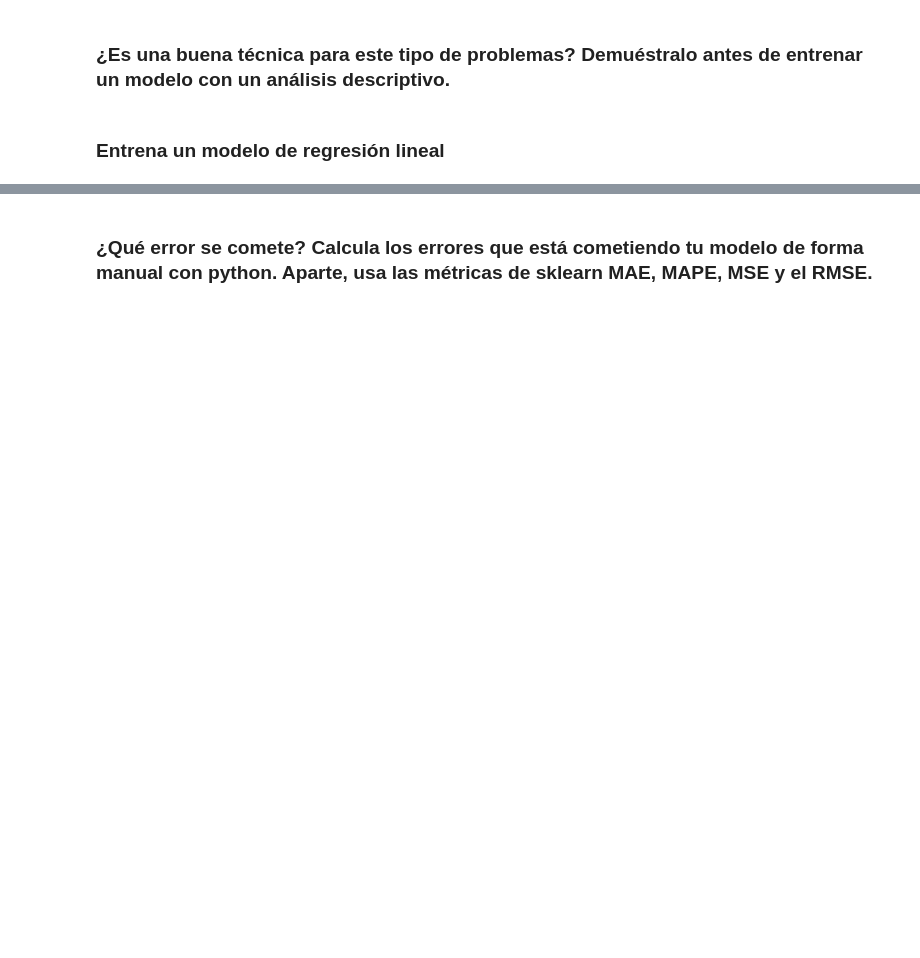
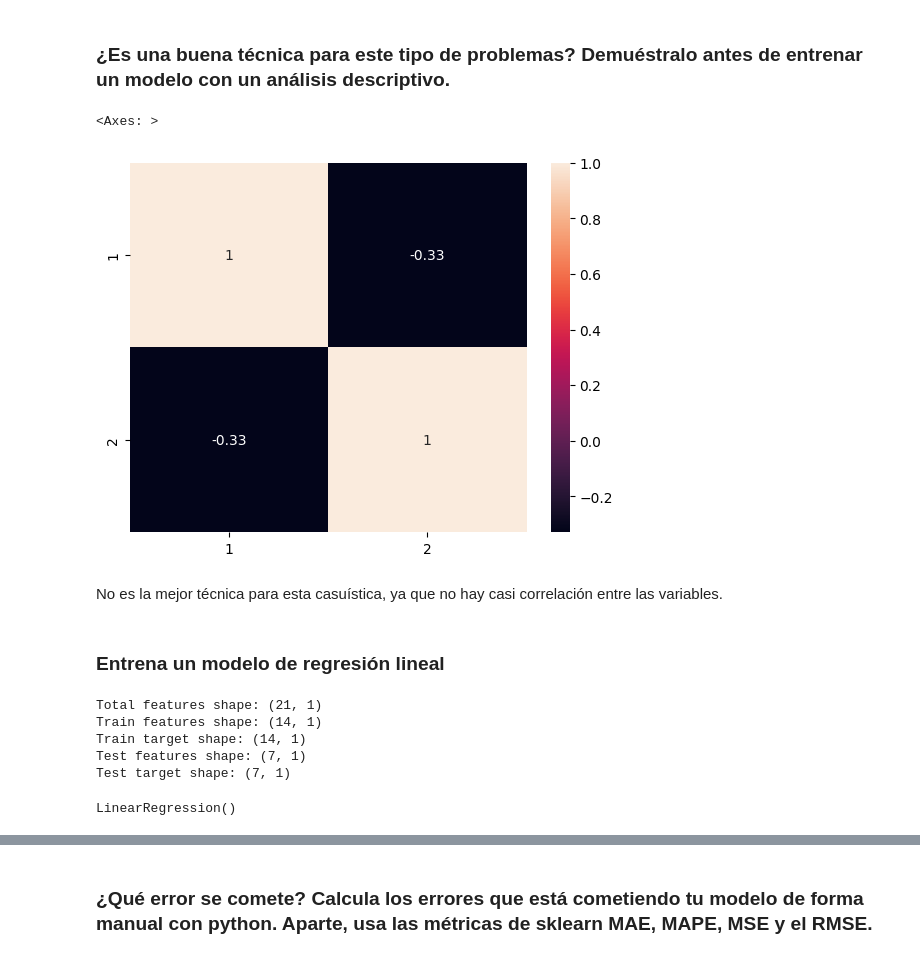
Before and after one commit to hug4470/ONLINE_DS_THEBRIDE_HUGOMM, a Jupyter notebook: 3-Machine_Learning/1-Supervisado/1-Regression/1-Linear_Regression/ejercicios/1 Height.ipynb, the cells around one changed output, grey strips where cells are left out. Saved outputs shown, nothing was run; the diff lists cells and outputs as text; code cells hidden in the pictures; blank space fills up the shorter version.

```diff
--- a/3-Machine_Learning/1-Supervisado/1-Regression/1-Linear_Regression/ejercicios/1 Height.ipynb
+++ b/3-Machine_Learning/1-Supervisado/1-Regression/1-Linear_Regression/ejercicios/1 Height.ipynb
@@ -31,4 +58,38 @@ lista_alumnos = [("Leonardo S", 24, 1.82),
 # %% [markdown]
 ### ¿Es una buena técnica para este tipo de problemas? Demuéstralo antes de entrenar un modelo con un análisis descriptivo.
+# %%
+dfcorr = dfalumnos.corr(numeric_only=True)
+sns.heatmap(dfcorr, annot= True)
+# %% [output]
+<Axes: >
+[figure, added]
+# %% [markdown]
+No es la mejor técnica para esta casuística, ya que no hay casi correlación entre las variables.
 # %% [markdown]
 ### Entrena un modelo de regresión lineal
+# %%
+from sklearn.model_selection import train_test_split
+
+X = dfalumnos[[1]]
+Y = dfalumnos[[2]]
+
+X_train, X_test, y_train, y_test = train_test_split(X, Y, test_size = 0.30, random_state = 42)
+
+print("Total features shape:", X.shape)
+print("Train features shape:", X_train.shape)
+print("Train target shape:", y_train.shape)
+print("Test features shape:", X_test.shape)
+print("Test target shape:", y_test.shape)
+# %% [output]
+Total features shape: (21, 1)
+Train features shape: (14, 1)
+Train target shape: (14, 1)
+Test features shape: (7, 1)
+Test target shape: (7, 1)
+# %%
+from sklearn.linear_model import LinearRegression
+
+lm = LinearRegression()
+lm.fit(X_train, y_train)
+# %% [output]
+LinearRegression()
```
Also changed, not shown: parts of 6 cells of this notebook, 13 other files.
